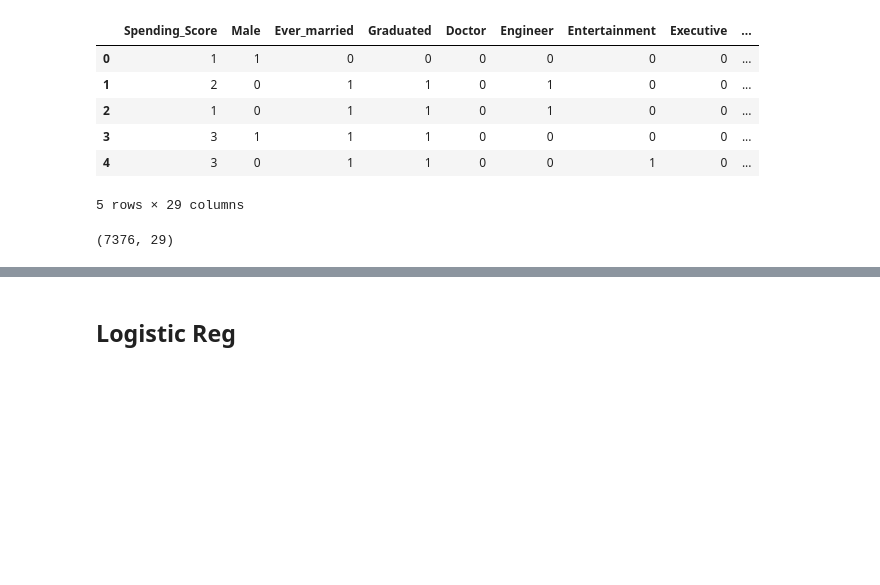
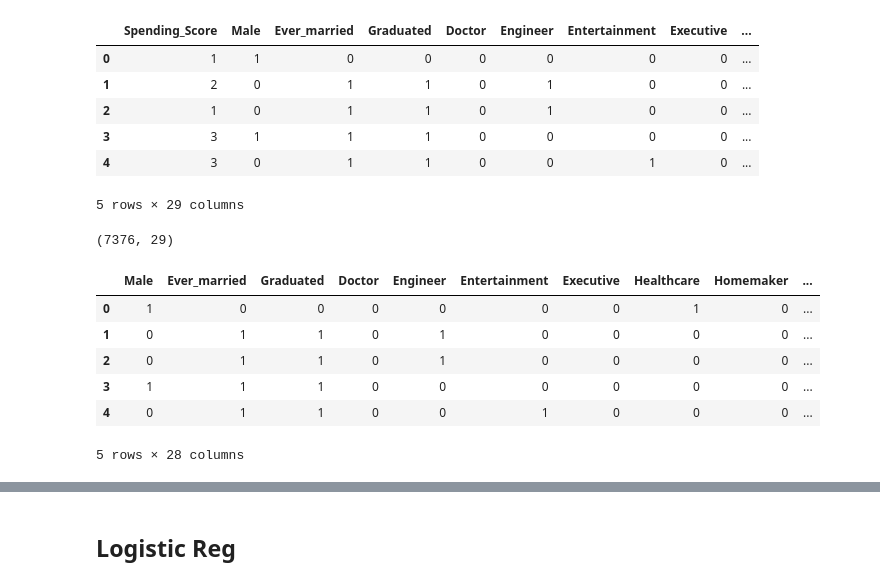
Before and after one commit to dheeraj-2000/Data-Science-Case-Study, a Jupyter notebook: Customer Segmentation/CustomerSegment_V3.ipynb, the cells around one changed output, grey strips where cells are left out. Cells and saved outputs as stored; diff of their text form; code cells hidden in the pictures; blank space fills up the shorter version.

Commit message:
extra feature engineering

```diff
--- a/Customer Segmentation/CustomerSegment_V3.ipynb
+++ b/Customer Segmentation/CustomerSegment_V3.ipynb
@@ -625,0 +631,10 @@ df4.shape
+# %%
+df4.head()
+# %% [output]
+|  | Male | Ever_married | Graduated | Doctor | Engineer | Entertainment | Executive | Healthcare | Homemaker | ... |
+| 0 | 1 | 0 | 0 | 0 | 0 | 0 | 0 | 1 | 0 | ... |
+| 1 | 0 | 1 | 1 | 0 | 1 | 0 | 0 | 0 | 0 | ... |
+| 2 | 0 | 1 | 1 | 0 | 1 | 0 | 0 | 0 | 0 | ... |
+| 3 | 1 | 1 | 1 | 0 | 0 | 0 | 0 | 0 | 0 | ... |
+| 4 | 0 | 1 | 1 | 0 | 0 | 1 | 0 | 0 | 0 | ... |
+5 rows × 28 columns
```
Also changed, not shown: parts of 27 cells of this notebook, 5 other files.
